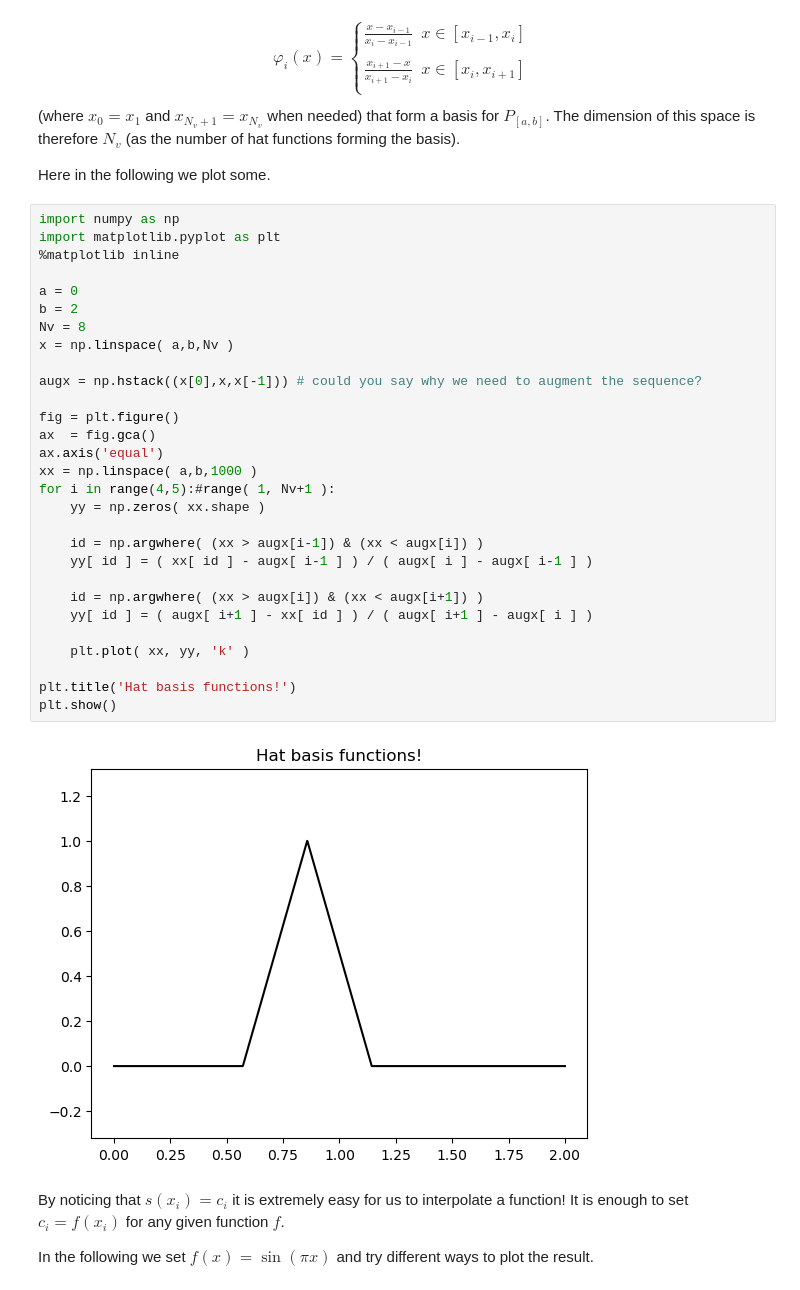
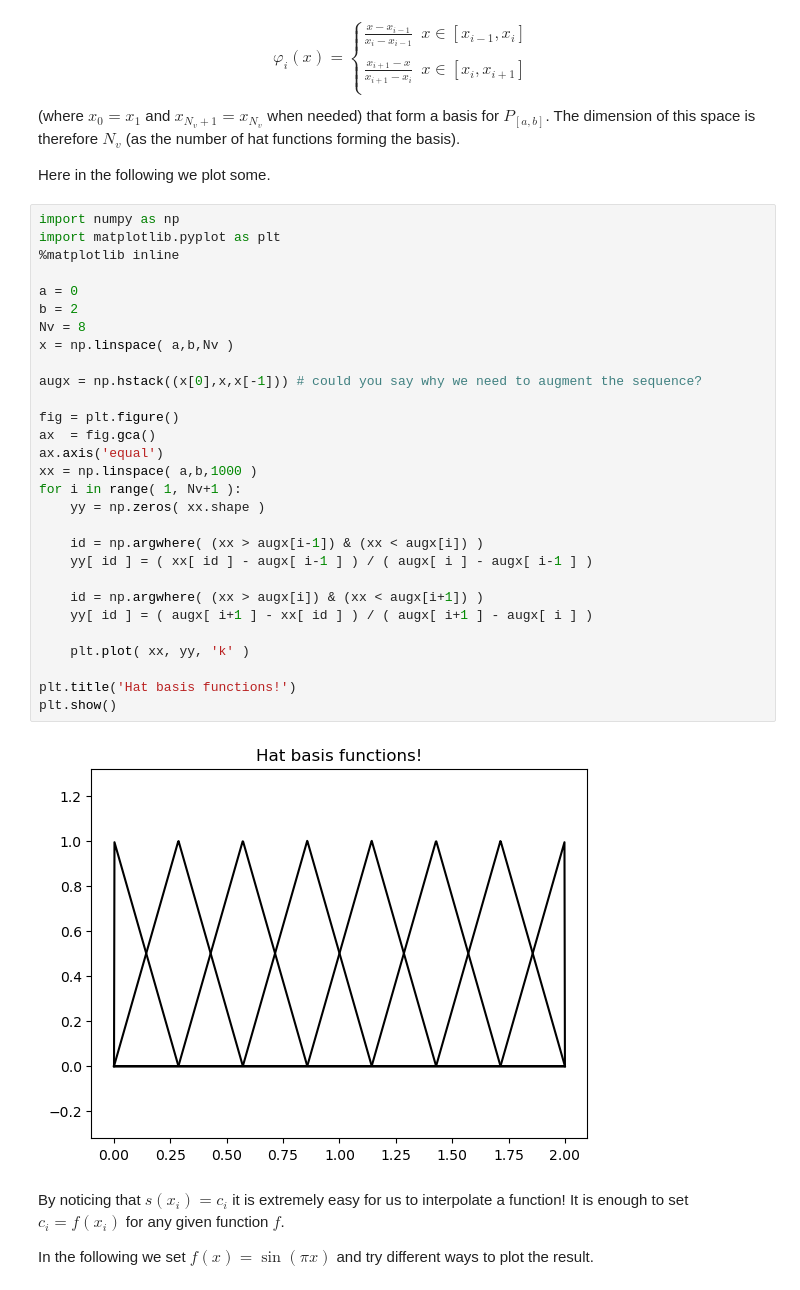
Before and after one commit to francozivcovich/AFEMP2024, a Jupyter notebook: ipynb-files/04 Basis Expansion.ipynb, the cells around one changed output. Cells and saved outputs as stored; diff of their text form.

```diff
--- a/ipynb-files/04 Basis Expansion.ipynb
+++ b/ipynb-files/04 Basis Expansion.ipynb
@@ -37,34 +37,34 @@ Here in the following we plot some.
 # %%
 import numpy as np
 import matplotlib.pyplot as plt
 %matplotlib inline
 
 a = 0
 b = 2
 Nv = 8
 x = np.linspace( a,b,Nv )
 
 augx = np.hstack((x[0],x,x[-1])) # could you say why we need to augment the sequence?
 
 fig = plt.figure()
 ax  = fig.gca()
 ax.axis('equal')
 xx = np.linspace( a,b,1000 )
-for i in range(4,5):#range( 1, Nv+1 ):
+for i in range( 1, Nv+1 ):
     yy = np.zeros( xx.shape )
 
     id = np.argwhere( (xx > augx[i-1]) & (xx < augx[i]) )
     yy[ id ] = ( xx[ id ] - augx[ i-1 ] ) / ( augx[ i ] - augx[ i-1 ] )
 
     id = np.argwhere( (xx > augx[i]) & (xx < augx[i+1]) )
     yy[ id ] = ( augx[ i+1 ] - xx[ id ] ) / ( augx[ i+1 ] - augx[ i ] )
 
     plt.plot( xx, yy, 'k' )
 
 plt.title('Hat basis functions!')
 plt.show()
 # %% [output]
-[figure, old version]
+[figure, new version]
 # %% [markdown]
 
 By noticing that $s(x_i) = c_i$ it is extremely easy for us to interpolate a function! It is enough to set $c_i = f(x_i)$ for any given function $f$.
```
Also changed, not shown: parts of 6 cells of this notebook, 4 other files.
